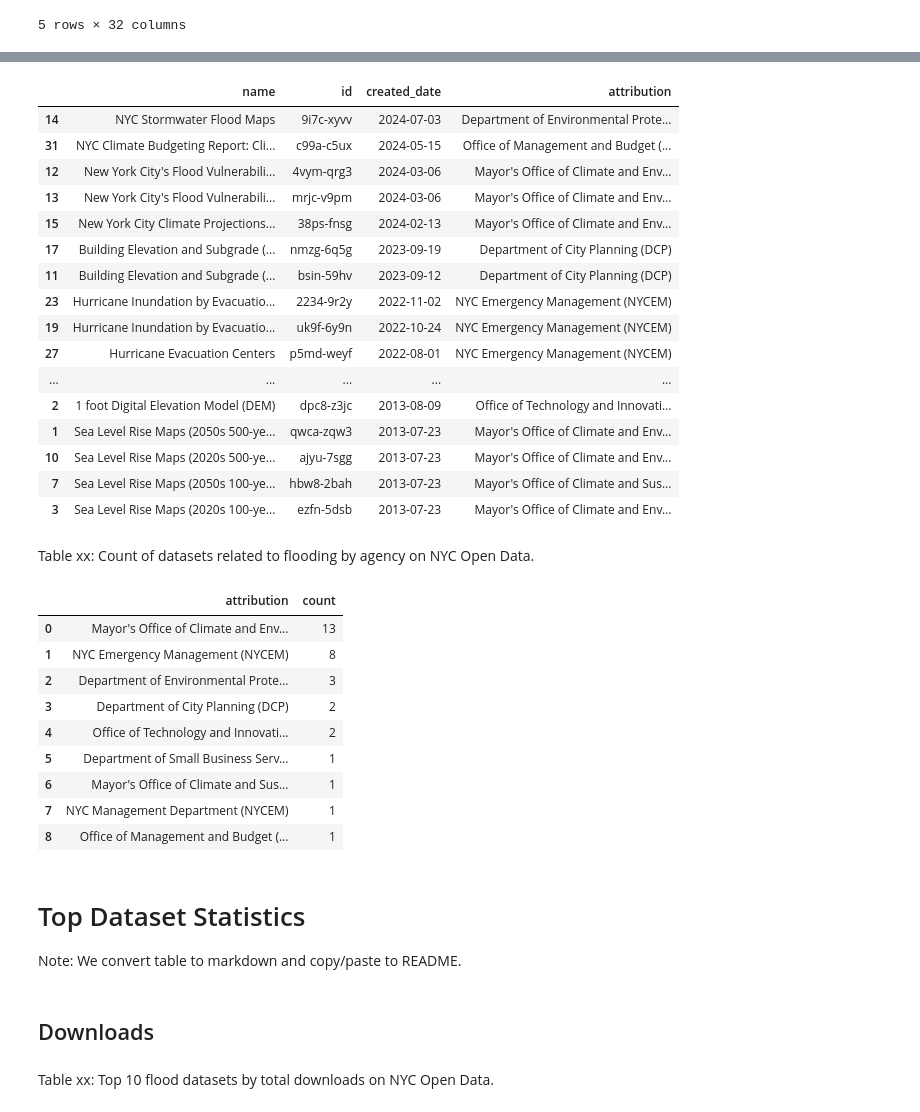
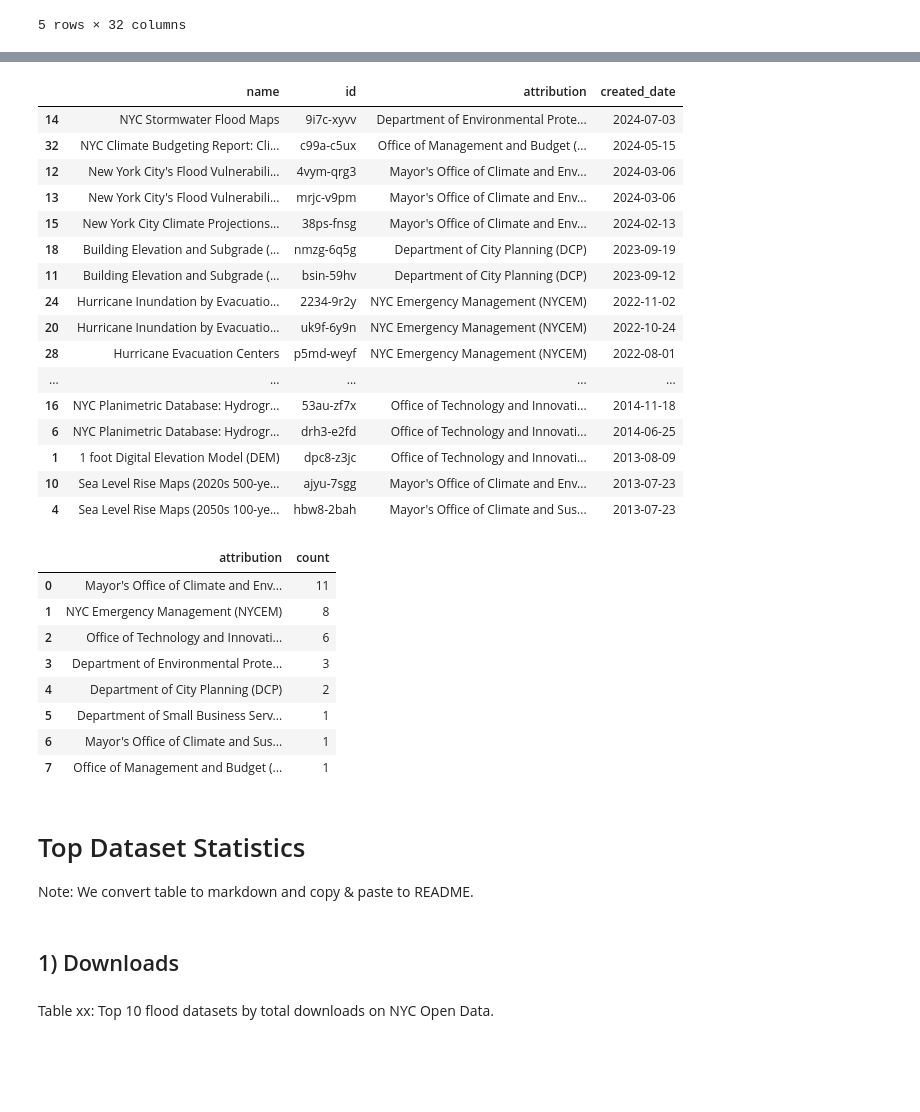
Before and after one commit to mebauer/nyc-flood-data, a Jupyter notebook: notebooks/metadata-analysis.ipynb, the cells around one changed output, grey strips where cells are left out. Drawn from its saved outputs; the diff is of its cells as text; code cells hidden in the pictures; blank space fills up the shorter version.

```diff
--- a/notebooks/metadata-analysis.ipynb
+++ b/notebooks/metadata-analysis.ipynb
@@ -219,9 +219,6 @@ metadata_df['page_views_per_day'] = round(metadata_df['page_views_total'] / meta
 metadata_df['downloads_and_views'] = metadata_df['download_count'] + metadata_df['page_views_total']
 metadata_df['downloads_and_views_per_day'] = round(metadata_df['downloads_and_views'] / metadata_df['days_elapsed'], 2)
 
-metadata_df['downloads_and_views_avg'] = round((metadata_df['download_count'] + metadata_df['page_views_total']) / 2, 2)
-metadata_df['downloads_and_views_per_day_avg'] = round((metadata_df['download_per_day'] + metadata_df['page_views_per_day']) / 2, 2)
-
 # preview data
 metadata_df.head()
 # %% [output]
@@ -284,29 +284,27 @@ shape of data: (32, 40)
 # %%
 # quick table of most recent datasets
 (df
- .loc[:, ['name', 'id', 'created_date', 'attribution']]
+ .loc[:, ['name', 'id', 'attribution', 'created_date']]
  .sort_values(by='created_date', ascending=False)
 )
 # %% [output]
-|  | name | id | created_date | attribution |
-| 14 | NYC Stormwater Flood Maps | 9i7c-xyvv | 2024-07-03 | Department of Environmental Prote... |
-| 31 | NYC Climate Budgeting Report: Cli... | c99a-c5ux | 2024-05-15 | Office of Management and Budget (... |
-| 12 | New York City's Flood Vulnerabili... | 4vym-qrg3 | 2024-03-06 | Mayor's Office of Climate and Env... |
-| 13 | New York City's Flood Vulnerabili... | mrjc-v9pm | 2024-03-06 | Mayor's Office of Climate and Env... |
-| 15 | New York City Climate Projections... | 38ps-fnsg | 2024-02-13 | Mayor's Office of Climate and Env... |
-| 17 | Building Elevation and Subgrade (... | nmzg-6q5g | 2023-09-19 | Department of City Planning (DCP) |
-| 11 | Building Elevation and Subgrade (... | bsin-59hv | 2023-09-12 | Department of City Planning (DCP) |
-| 23 | Hurricane Inundation by Evacuatio... | 2234-9r2y | 2022-11-02 | NYC Emergency Management (NYCEM) |
-| 19 | Hurricane Inundation by Evacuatio... | uk9f-6y9n | 2022-10-24 | NYC Emergency Management (NYCEM) |
-| 27 | Hurricane Evacuation Centers | p5md-weyf | 2022-08-01 | NYC Emergency Management (NYCEM) |
+|  | name | id | attribution | created_date |
+| 14 | NYC Stormwater Flood Maps | 9i7c-xyvv | Department of Environmental Prote... | 2024-07-03 |
+| 32 | NYC Climate Budgeting Report: Cli... | c99a-c5ux | Office of Management and Budget (... | 2024-05-15 |
+| 12 | New York City's Flood Vulnerabili... | 4vym-qrg3 | Mayor's Office of Climate and Env... | 2024-03-06 |
+| 13 | New York City's Flood Vulnerabili... | mrjc-v9pm | Mayor's Office of Climate and Env... | 2024-03-06 |
+| 15 | New York City Climate Projections... | 38ps-fnsg | Mayor's Office of Climate and Env... | 2024-02-13 |
+| 18 | Building Elevation and Subgrade (... | nmzg-6q5g | Department of City Planning (DCP) | 2023-09-19 |
+| 11 | Building Elevation and Subgrade (... | bsin-59hv | Department of City Planning (DCP) | 2023-09-12 |
+| 24 | Hurricane Inundation by Evacuatio... | 2234-9r2y | NYC Emergency Management (NYCEM) | 2022-11-02 |
+| 20 | Hurricane Inundation by Evacuatio... | uk9f-6y9n | NYC Emergency Management (NYCEM) | 2022-10-24 |
+| 28 | Hurricane Evacuation Centers | p5md-weyf | NYC Emergency Management (NYCEM) | 2022-08-01 |
 | ... | ... | ... | ... | ... |
-| 2 | 1 foot Digital Elevation Model (DEM) | dpc8-z3jc | 2013-08-09 | Office of Technology and Innovati... |
-| 1 | Sea Level Rise Maps (2050s 500-ye... | qwca-zqw3 | 2013-07-23 | Mayor's Office of Climate and Env... |
-| 10 | Sea Level Rise Maps (2020s 500-ye... | ajyu-7sgg | 2013-07-23 | Mayor's Office of Climate and Env... |
-| 7 | Sea Level Rise Maps (2050s 100-ye... | hbw8-2bah | 2013-07-23 | Mayor's Office of Climate and Sus... |
-| 3 | Sea Level Rise Maps (2020s 100-ye... | ezfn-5dsb | 2013-07-23 | Mayor's Office of Climate and Env... |
+| 16 | NYC Planimetric Database: Hydrogr... | 53au-zf7x | Office of Technology and Innovati... | 2014-11-18 |
+| 6 | NYC Planimetric Database: Hydrogr... | drh3-e2fd | Office of Technology and Innovati... | 2014-06-25 |
+| 1 | 1 foot Digital Elevation Model (DEM) | dpc8-z3jc | Office of Technology and Innovati... | 2013-08-09 |
+| 10 | Sea Level Rise Maps (2020s 500-ye... | ajyu-7sgg | Mayor's Office of Climate and Env... | 2013-07-23 |
+| 4 | Sea Level Rise Maps (2050s 100-ye... | hbw8-2bah | Mayor's Office of Climate and Sus... | 2013-07-23 |
-# %% [markdown]
-Table xx: Count of datasets related to flooding by agency on NYC Open Data.
 # %%
 # quick table of counts of datasets by agency
 (df
@@ -318,18 +316,17 @@ Table xx: Count of datasets related to flooding by agency on NYC Open Data.
 )
 # %% [output]
 |  | attribution | count |
-| 0 | Mayor's Office of Climate and Env... | 13 |
+| 0 | Mayor's Office of Climate and Env... | 11 |
 | 1 | NYC Emergency Management (NYCEM) | 8 |
-| 2 | Department of Environmental Prote... | 3 |
-| 3 | Department of City Planning (DCP) | 2 |
-| 4 | Office of Technology and Innovati... | 2 |
+| 2 | Office of Technology and Innovati... | 6 |
+| 3 | Department of Environmental Prote... | 3 |
+| 4 | Department of City Planning (DCP) | 2 |
 | 5 | Department of Small Business Serv... | 1 |
 | 6 | Mayor's Office of Climate and Sus... | 1 |
-| 7 | NYC Management Department (NYCEM) | 1 |
-| 8 | Office of Management and Budget (... | 1 |
+| 7 | Office of Management and Budget (... | 1 |
 # %% [markdown]
 # Top Dataset Statistics
-Note: We convert table to markdown and copy/paste to README.
+Note: We convert table to markdown and copy & paste to README.
 # %%
 # defining function to return table
 
@@ -361,7 +358,7 @@ def table(df, sort_by, columns):
 
     return table_df
 # %% [markdown]
-## Downloads
+## 1) Downloads
 # %% [markdown]
 Table xx: Top 10 flood datasets by total downloads on NYC Open Data.
 # %%
```
Also changed, not shown: parts of 34 cells of this notebook, 3 other files.
